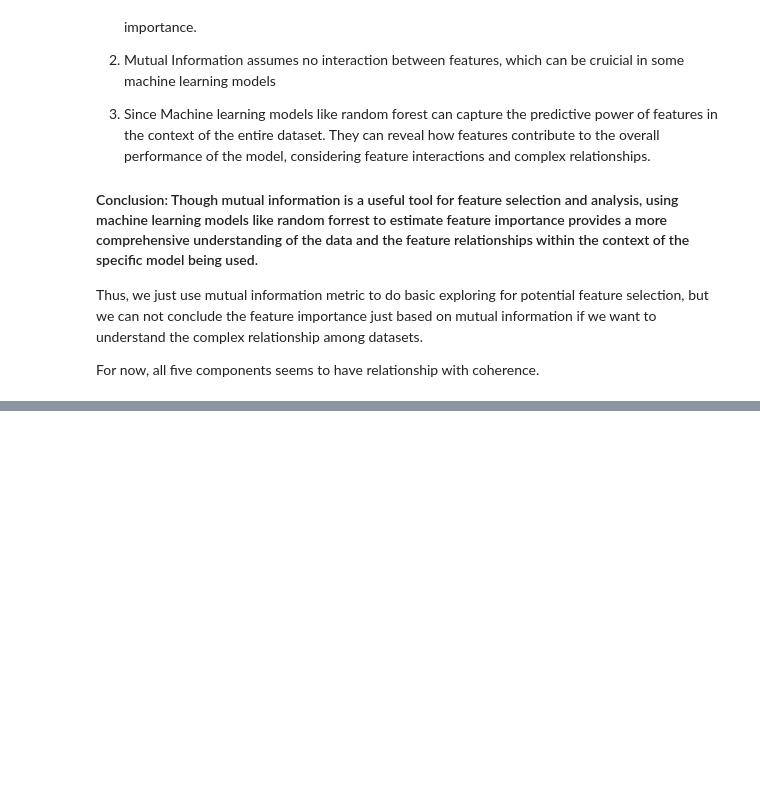
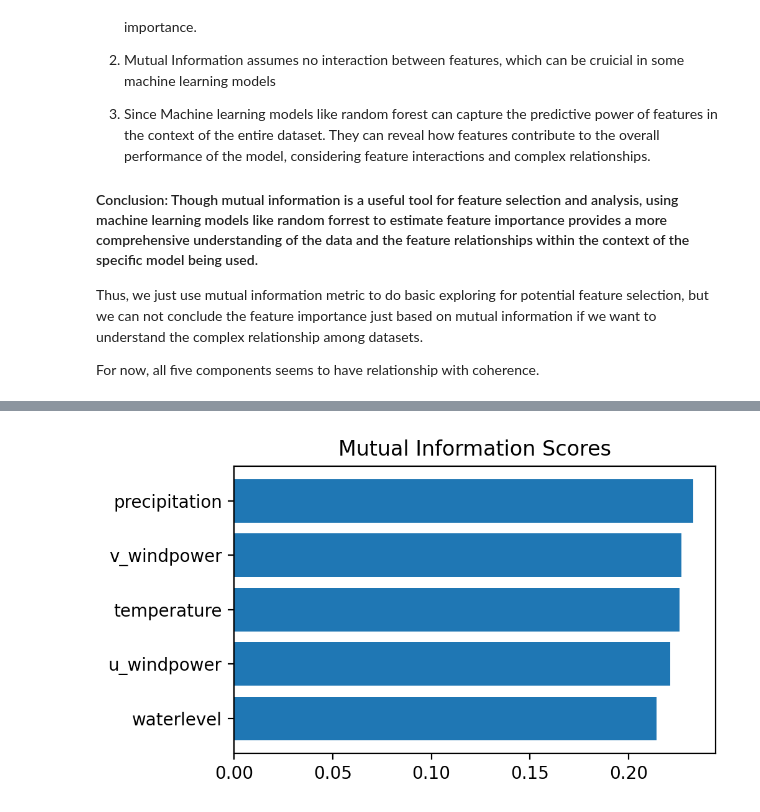
Before and after one commit to sophie8910/ML-ImpactorsOnInSARCoherence, a Jupyter notebook: Codes/Python/Step1_Exploring_Data.ipynb, the cells around one changed output, grey strips where cells are left out. Drawn from its saved outputs; the diff is of its cells as text; code cells hidden in the pictures; blank space fills up the shorter version.

```diff
--- a/Codes/Python/Step1_Exploring_Data.ipynb
+++ b/Codes/Python/Step1_Exploring_Data.ipynb
@@ -259,0 +426,15 @@ Go back to the loading step, replace the file to conduct similar exploratory dat
+# %%
+# Now use a bar plot to make comparisons easier
+# first define a function to plot the mutual scores
+def plt_mi_scores(scores):
+    scores = scores.sort_values(ascending=True)
+    width = np.arange(len(scores))
+    ticks = list(scores.index)
+    plt.barh(width, scores)
+    plt.yticks(width, ticks)
+    plt.title("Mutual Information Scores")
+
+plt.figure(dpi = 200, figsize = (5,3))
+plt_mi_scores(mi_scores)
+# %% [output]
+[figure, added]
```
Also changed, not shown: parts of 21 cells of this notebook, 1 other file.
